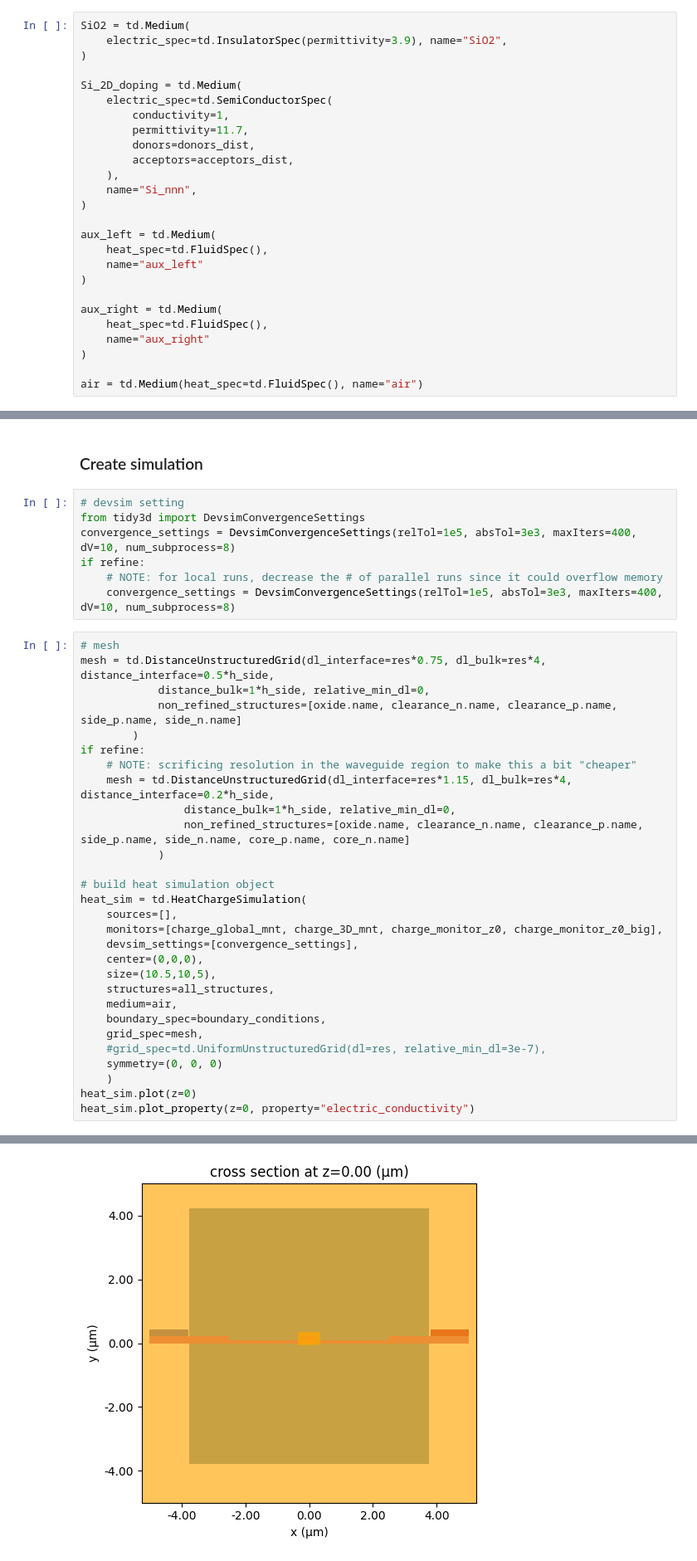
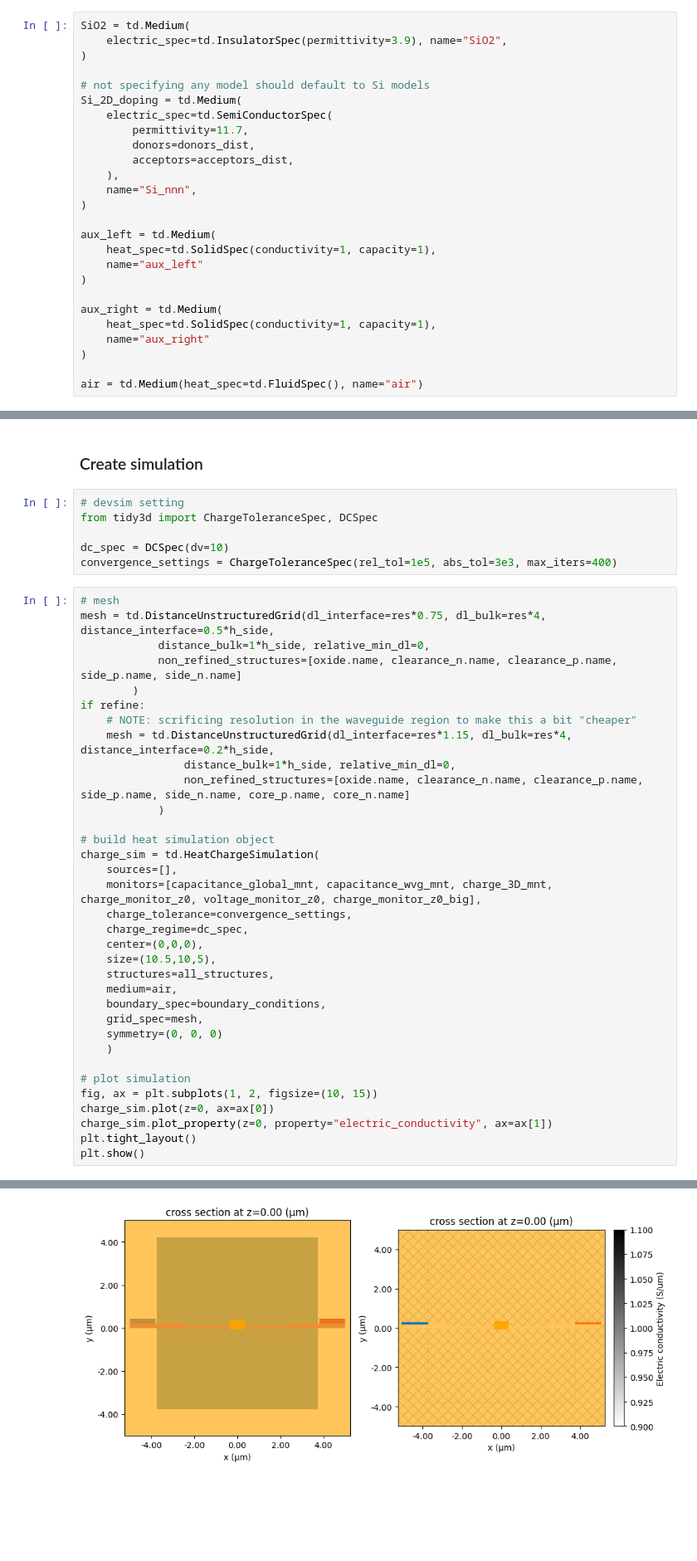
Before and after one commit to marc-flex/charge_notebooks, a Jupyter notebook: Hochberg_with_neff.ipynb, the cells around one changed output, grey strips where cells are left out. Shown at 83% size. Saved outputs shown, nothing was run; the diff lists cells and outputs as text; blank space fills up the shorter version.

```diff
--- a/Hochberg_with_neff.ipynb
+++ b/Hochberg_with_neff.ipynb
@@ -56,9 +49,9 @@ SiO2 = td.Medium(
     electric_spec=td.InsulatorSpec(permittivity=3.9), name="SiO2",
 )
 
+# not specifying any model should default to Si models
 Si_2D_doping = td.Medium(
     electric_spec=td.SemiConductorSpec(
-        conductivity=1,
         permittivity=11.7,
         donors=donors_dist,
         acceptors=acceptors_dist,
@@ -67,12 +60,12 @@ Si_2D_doping = td.Medium(
 )
 
 aux_left = td.Medium(
-    heat_spec=td.FluidSpec(),
+    heat_spec=td.SolidSpec(conductivity=1, capacity=1),
     name="aux_left"
 )
 
 aux_right = td.Medium(
-    heat_spec=td.FluidSpec(),
+    heat_spec=td.SolidSpec(conductivity=1, capacity=1),
     name="aux_right"
 )
 
@@ -226,11 +227,10 @@ charge_monitor_z0_big = td.ChargeSimulationMonitor(
 ### Create simulation
 # %%
 # devsim setting
-from tidy3d import DevsimConvergenceSettings
-convergence_settings = DevsimConvergenceSettings(relTol=1e5, absTol=3e3, maxIters=400, dV=10, num_subprocess=8)
-if refine:
-    # NOTE: for local runs, decrease the # of parallel runs since it could overflow memory
-    convergence_settings = DevsimConvergenceSettings(relTol=1e5, absTol=3e3, maxIters=400, dV=10, num_subprocess=8)
+from tidy3d import ChargeToleranceSpec, DCSpec
+
+dc_spec = DCSpec(dv=10)
+convergence_settings = ChargeToleranceSpec(rel_tol=1e5, abs_tol=3e3, max_iters=400)
 # %%
 # mesh
 mesh = td.DistanceUnstructuredGrid(dl_interface=res*0.75, dl_bulk=res*4, distance_interface=0.5*h_side,
@@ -245,19 +245,24 @@ if refine:
             )
 
 # build heat simulation object
-heat_sim = td.HeatChargeSimulation(
+charge_sim = td.HeatChargeSimulation(
     sources=[],
-    monitors=[charge_global_mnt, charge_3D_mnt, charge_monitor_z0, charge_monitor_z0_big],
-    devsim_settings=[convergence_settings],
+    monitors=[capacitance_global_mnt, capacitance_wvg_mnt, charge_3D_mnt, charge_monitor_z0, voltage_monitor_z0, charge_monitor_z0_big],
+    charge_tolerance=convergence_settings,
+    charge_regime=dc_spec,
     center=(0,0,0),
     size=(10.5,10,5),
     structures=all_structures,
     medium=air,
     boundary_spec=boundary_conditions,
     grid_spec=mesh,
-    #grid_spec=td.UniformUnstructuredGrid(dl=res, relative_min_dl=3e-7),
     symmetry=(0, 0, 0)
     )
-heat_sim.plot(z=0)
-heat_sim.plot_property(z=0, property="electric_conductivity")
+
+# plot simulation
+fig, ax = plt.subplots(1, 2, figsize=(10, 15))
+charge_sim.plot(z=0, ax=ax[0])
+charge_sim.plot_property(z=0, property="electric_conductivity", ax=ax[1])
+plt.tight_layout()
+plt.show()
 # %% [output]
@@ -265 +269 @@ heat_sim.plot_property(z=0, property="electric_conductivity")
-[figure, old version]
+[figure, new version]
```
Also changed, not shown: parts of 24 cells of this notebook.
